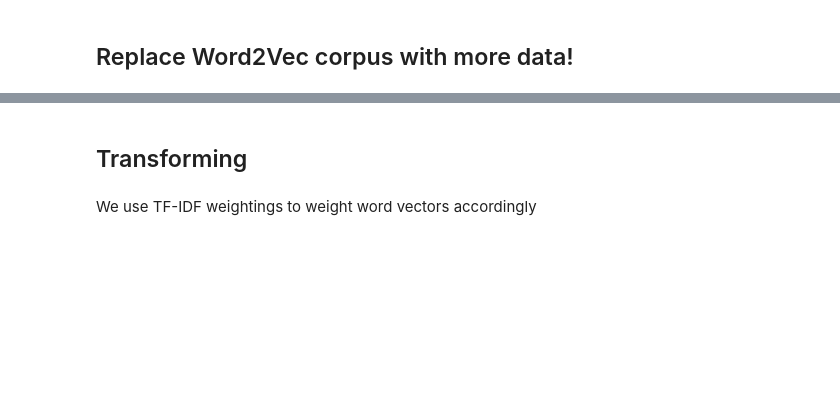
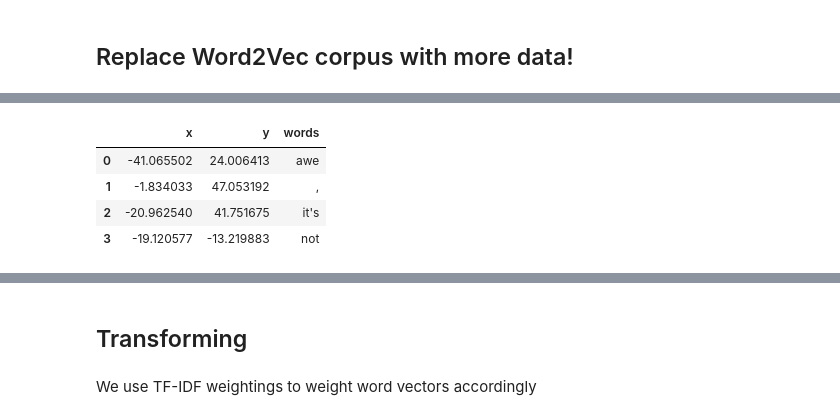
Before and after one commit to malits/sonar, a Jupyter notebook: sentiment_analysis.ipynb, the cells around one changed output, grey strips where cells are left out. Saved outputs shown, nothing was run; the diff lists cells and outputs as text; code cells hidden in the pictures; blank space fills up the shorter version.

Commit message:
trained NN model

```diff
--- a/sentiment_analysis.ipynb
+++ b/sentiment_analysis.ipynb
@@ -9,21 +9,22 @@ Enjoy!
 # %%
 import re
 
-from bokeh.plotting import figure, output_notebook, show
-from bokeh.models import HoverTool, BoxSelectTool
-
+from bokeh.plotting import figure, show, output_notebook
+from bokeh.models import HoverTool
+import dill as pkl
 import gensim
 from gensim.models.word2vec import Word2Vec
 from keras import Sequential
 from keras.layers import Dense, Activation
+import matplotlib.pyplot as plt
 import numpy as np
 from nltk.tokenize import TweetTokenizer
+from nltk.corpus import stopwords
 import pandas as pd
 from sklearn.feature_extraction.text import TfidfVectorizer
 from sklearn.manifold import TSNE
 from sklearn.model_selection import train_test_split
 from sklearn.preprocessing import scale
-import spacy
 from tensorflow.python.keras.preprocessing.text import Tokenizer
 from tensorflow.python.keras.preprocessing.sequence import pad_sequences
 from tqdm import tqdm_notebook, tqdm
@@ -32,6 +33,8 @@ nlp = spacy.load("en")
 tqdm_notebook().pandas(desc="progress-bar")
 tokenizer = TweetTokenizer(strip_handles=True, reduce_len=True)
 TaggedDocument = gensim.models.doc2vec.TaggedDocument
+STOPWORDS = set(stopwords.words('english'))
+%matplotlib inline
 # %% [output]
 [interactive output not drawn]
 # %% [markdown]
@@ -71,6 +74,7 @@ def tokenize(tweet):
     tokens = tokenizer.tokenize(tweet)
     tokens = [re.sub(sub_regex, '', t) for t in tokens]
     tokens = [t.lower() for t in tokens if t is not None and t != '']
+    tokens = [t for t in tokens if t not in STOPWORDS]
     return tokens
 # %%
 def postprocess(data, n=1000000):
@@ -81,5 +85,5 @@ def postprocess(data, n=1000000):
     data.drop('index', inplace=True, axis=1)
     return data
 # %%
-processed = postprocess(data)
+processed = postprocess(data, len(data))
 # %% [output]
@@ -150,0 +147,10 @@ get_similarity('kanye')
+# %%
+keys = list(tweet_w2v.wv.vocab.keys())[:5000]
+
+word_vectors = [tweet_w2v[w] for w in keys]
+
+tsne_model = TSNE(n_components = 2, verbose = 1, random_state = 10)
+tsne_w2v = tsne_model.fit_transform(word_vectors)
+
+tsne_df = pd.DataFrame(tsne_w2v, columns=['x', 'y'])
+tsne_df['words'] = keys
@@ -150,0 +169,8 @@ get_similarity('kanye')
+# %%
+tsne_df.head(4)
+# %% [output]
+|  | x | y | words |
+| 0 | -41.065502 | 24.006413 | awe |
+| 1 | -1.834033 | 47.053192 | , |
+| 2 | -20.962540 | 41.751675 | it's |
+| 3 | -19.120577 | -13.219883 | not |
```
Also changed, not shown: parts of 15 cells of this notebook.
